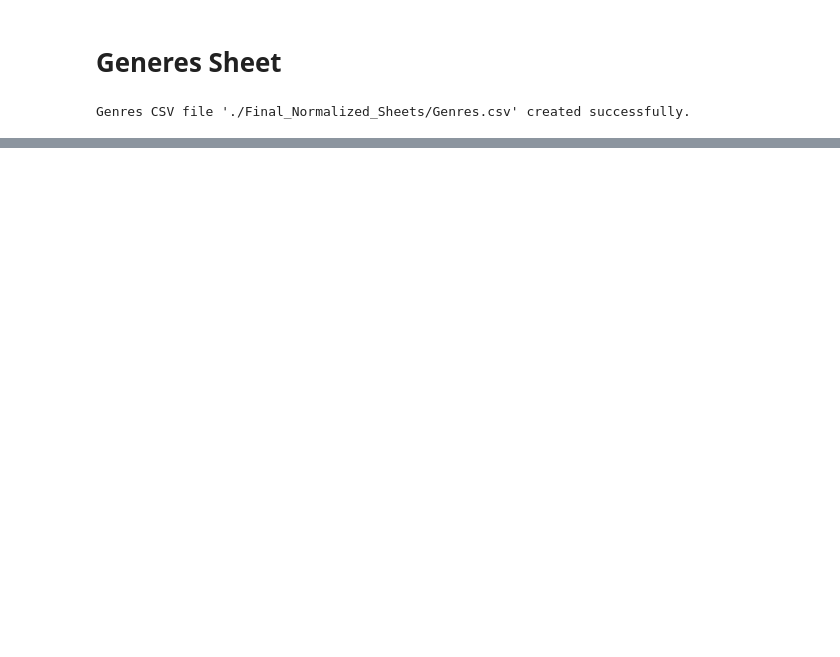
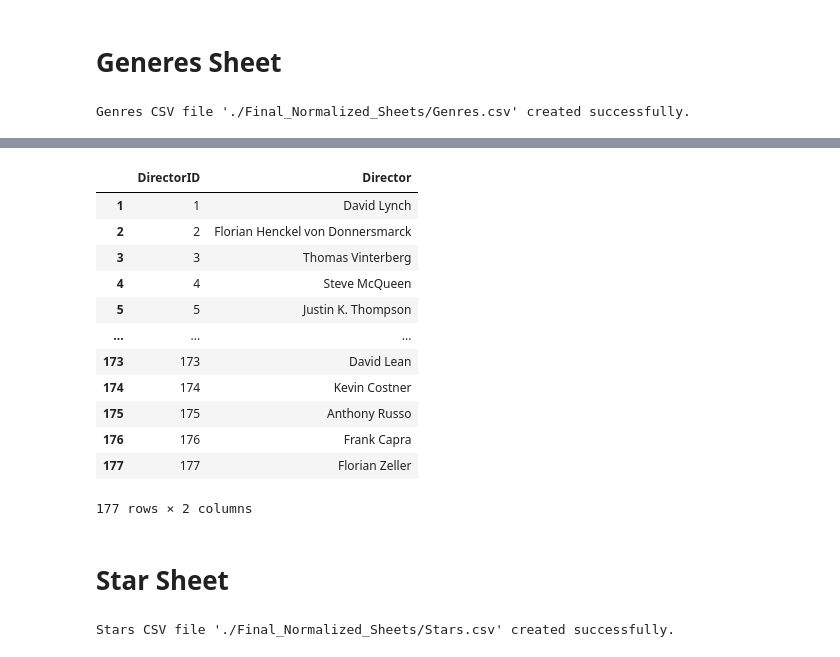
Before and after one commit to Ahmed-Abdellmoneim/IMDb-Top-250-Scraper-Review, a Jupyter notebook: Normalization Code/main.ipynb, the cells around one changed output, grey strips where cells are left out. Cells and saved outputs as stored; diff of their text form; code cells hidden in the pictures; blank space fills up the shorter version.

```diff
--- a/Normalization Code/main.ipynb
+++ b/Normalization Code/main.ipynb
@@ -77,0 +141,42 @@ Genres CSV file './Final_Normalized_Sheets/Genres.csv' created successfully.
+# %%
+directors_df
+# %% [output]
+|  | DirectorID | Director |
+| 1 | 1 | David Lynch |
+| 2 | 2 | Florian Henckel von Donnersmarck |
+| 3 | 3 | Thomas Vinterberg |
+| 4 | 4 | Steve McQueen |
+| 5 | 5 | Justin K. Thompson |
+| ... | ... | ... |
+| 173 | 173 | David Lean |
+| 174 | 174 | Kevin Costner |
+| 175 | 175 | Anthony Russo |
+| 176 | 176 | Frank Capra |
+| 177 | 177 | Florian Zeller |
+177 rows × 2 columns
+# %% [markdown]
+# Star Sheet
+# %%
+# Create the Stars Sheet
+def extract_unique_stars(df):
+    all_stars = set()
+    for stars in df['Stars']:
+        star_list = [star.strip() for star in stars.split(',')]
+        all_stars.update(star_list)
+    return list(all_stars)
+
+unique_stars = extract_unique_stars(DF)
+stars_df = pd.DataFrame(unique_stars, columns=['Star'])
+
+#stars_df = stars_df.iloc[1:].reset_index(drop=True)
+
+# Add StarID
+stars_df.index += 1
+stars_df['StarID'] = stars_df.index
+stars_df = stars_df[['StarID', 'Star']]
+stars_csv_file_path = os.path.join(filePath, "Stars.csv")
+stars_df.to_csv(stars_csv_file_path, index=False)
+
+print(f"Stars CSV file '{stars_csv_file_path}' created successfully.")
+# %% [output]
+Stars CSV file './Final_Normalized_Sheets/Stars.csv' created successfully.
```
Also changed, not shown: parts of 5 cells of this notebook, 2 other files.
